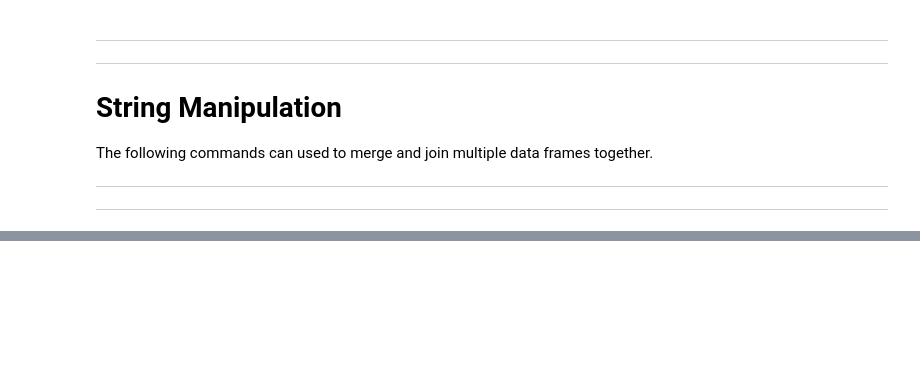
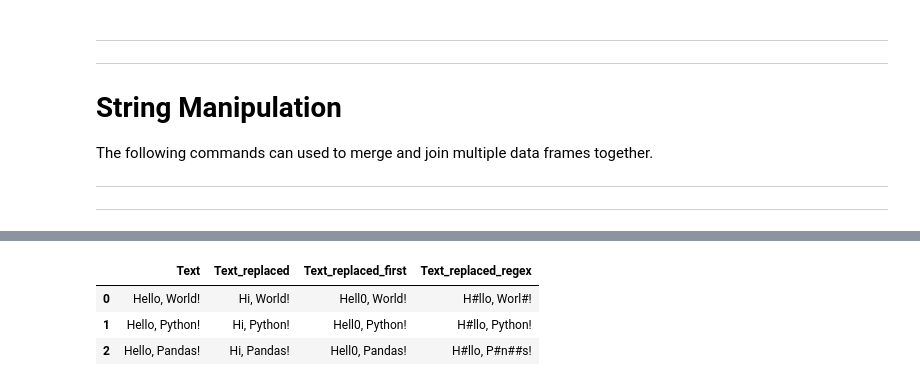
Before and after one commit to VincentG03/Data-Science-Syntax, a Jupyter notebook: pandas.ipynb, the cells around one changed output, grey strips where cells are left out. Cells and saved outputs as stored; diff of their text form; code cells hidden in the pictures; blank space fills up the shorter version.

Commit message:
Added String Manipulation and Date/Time Manipulation

```diff
--- a/pandas.ipynb
+++ b/pandas.ipynb
@@ -1559,0 +1673,22 @@ The following commands can used to merge and join multiple data frames together.
+# %%
+# Create a DataFrame
+df1 = pd.DataFrame({
+    'Text': ['Hello, World!', 'Hello, Python!', 'Hello, Pandas!']
+})
+
+# Replace occurrences of 'Hello' with 'Hi'
+df1['Text_replaced'] = df1['Text'].str.replace('Hello', 'Hi')
+
+# Replace only the first occurrence (for each string) of 'o' with '0'
+df1['Text_replaced_first'] = df1['Text'].str.replace('o', '0', n=1)
+
+# Replace using a regular expression pattern
+# Replace any digit with a '#' symbol
+df1['Text_replaced_regex'] = df1['Text'].str.replace(r'[a-f]', '#', regex=True)
+
+df1
+# %% [output]
+|  | Text | Text_replaced | Text_replaced_first | Text_replaced_regex |
+| 0 | Hello, World! | Hi, World! | Hell0, World! | H#llo, Worl#! |
+| 1 | Hello, Python! | Hi, Python! | Hell0, Python! | H#llo, Python! |
+| 2 | Hello, Pandas! | Hi, Pandas! | Hell0, Pandas! | H#llo, P#n##s! |
```
Also changed, not shown: parts of 25 cells of this notebook.
